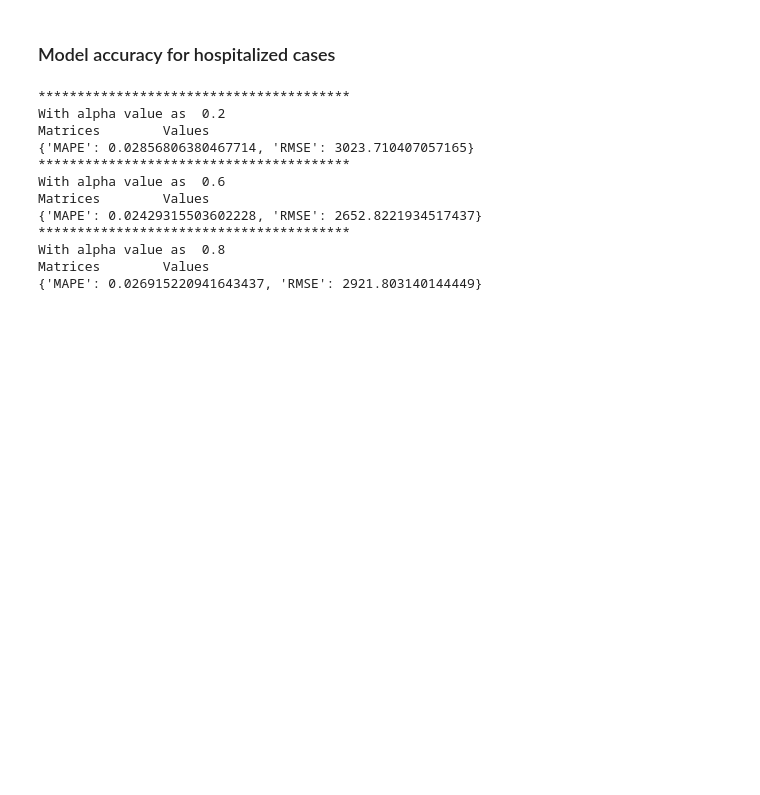
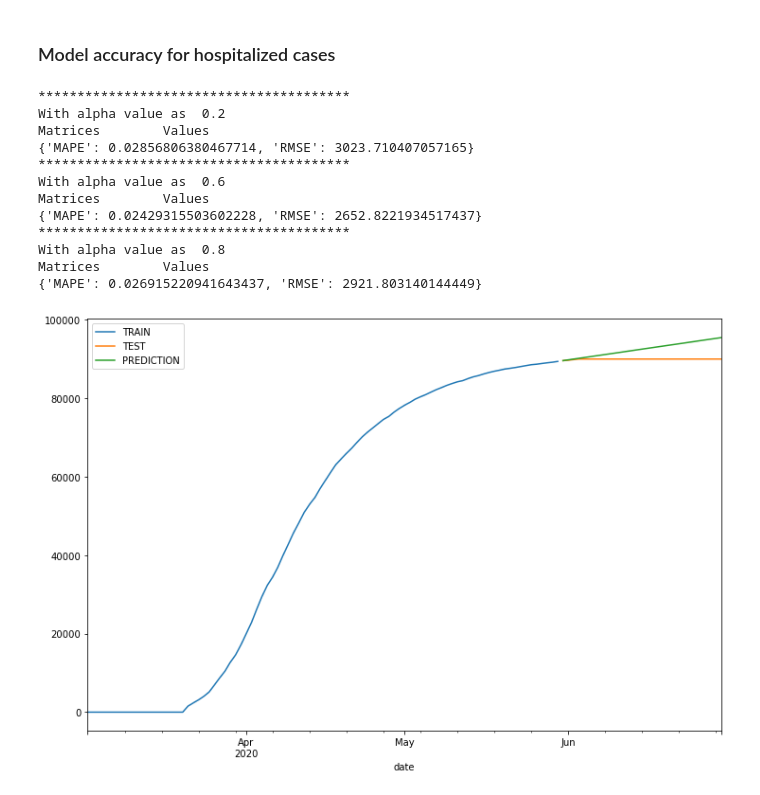
Before and after one commit to JohnKHancock/CUNY_DATA_698_Maters_Project, a Jupyter notebook: project-model/SES-HoltWinters-models.ipynb, the cells around one changed output. Drawn from its saved outputs; the diff is of its cells as text; code cells hidden in the pictures; blank space fills up the shorter version.

```diff
--- a/project-model/SES-HoltWinters-models.ipynb
+++ b/project-model/SES-HoltWinters-models.ipynb
@@ -343,3 +343,13 @@ Matrices        Values
 With alpha value as  0.8
 Matrices        Values
 {'MAPE': 0.026915220941643437, 'RMSE': 2921.803140144449}
+# %%
+from statsmodels.tsa.holtwinters import ExponentialSmoothing
+double_model = ExponentialSmoothing(hospitalized_train_data['hospitalized'],trend='add').fit()
+test_predictions = double_model.forecast(len(hospitalized_test_data)).rename('TES Forecast')
+#test_predictions
+hospitalized_train_data['hospitalized'].plot(legend=True,label='TRAIN')
+hospitalized_test_data['hospitalized'].plot(legend=True,label='TEST',figsize=(12,8))
+test_predictions.plot(legend=True,label='PREDICTION');
+# %% [output]
+[figure, added]
```
Also changed, not shown: parts of 1 cell of this notebook.
